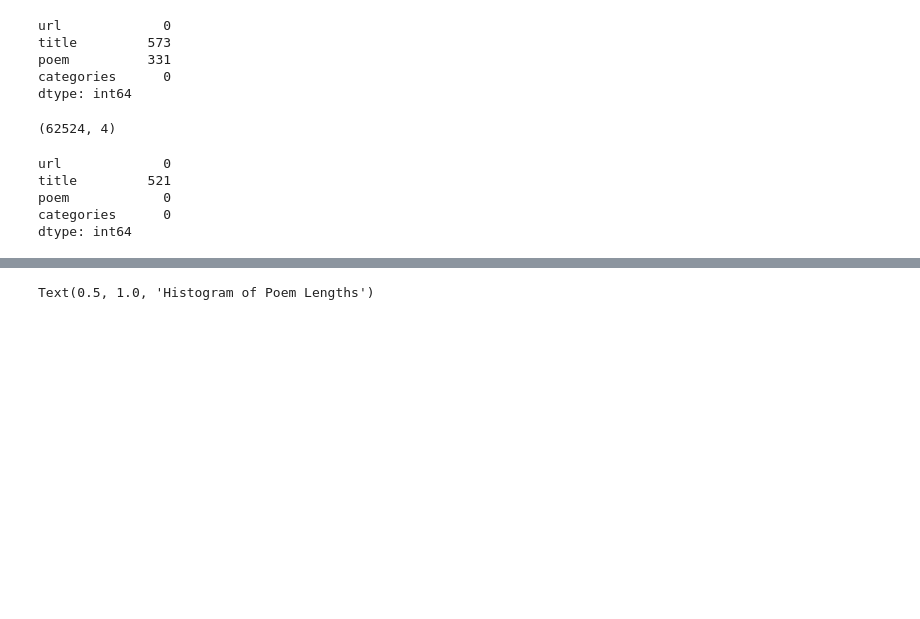
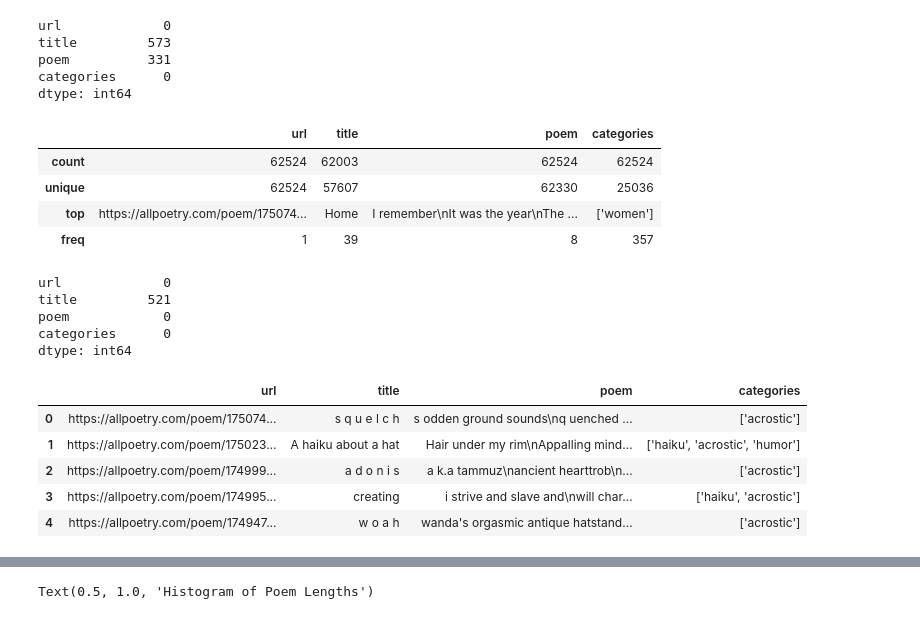
Before and after one commit to DhyeyShah794/poetry-analysis, a Jupyter notebook: poetry_sentiment_analyzer.ipynb, the cells around one changed output, grey strips where cells are left out. Drawn from its saved outputs; the diff is of its cells as text; code cells hidden in the pictures; blank space fills up the shorter version.

```diff
--- a/poetry_sentiment_analyzer.ipynb
+++ b/poetry_sentiment_analyzer.ipynb
@@ -53,5 +55,9 @@ data = data[~data['categories'].isin(['[]'])]
 # %%
-data.shape
+data.describe()
 # %% [output]
-(62524, 4)
+|  | url | title | poem | categories |
+| count | 62524 | 62003 | 62524 | 62524 |
+| unique | 62524 | 57607 | 62330 | 25036 |
+| top | https://allpoetry.com/poem/175074... | Home | I remember\nIt was the year\nThe ... | ['women'] |
+| freq | 1 | 39 | 8 | 357 |
 # %%
@@ -66 +73,10 @@ dtype: int64
 # data[data['url'].str.contains('Betweenkittensandriots')]
+# %%
+data.head()
+# %% [output]
+|  | url | title | poem | categories |
+| 0 | https://allpoetry.com/poem/175074... | s q u e l c h | s odden ground sounds\nq uenched ... | ['acrostic'] |
+| 1 | https://allpoetry.com/poem/175023... | A haiku about a hat | Hair under my rim\nAppalling mind... | ['haiku', 'acrostic', 'humor'] |
+| 2 | https://allpoetry.com/poem/174999... | a d o n i s | a k.a tammuz\nancient hearttrob\n... | ['acrostic'] |
+| 3 | https://allpoetry.com/poem/174995... | creating | i strive and slave and\nwill char... | ['haiku', 'acrostic'] |
+| 4 | https://allpoetry.com/poem/174947... | w o a h | wanda's orgasmic antique hatstand... | ['acrostic'] |
```
Also changed, not shown: parts of 44 cells of this notebook.
